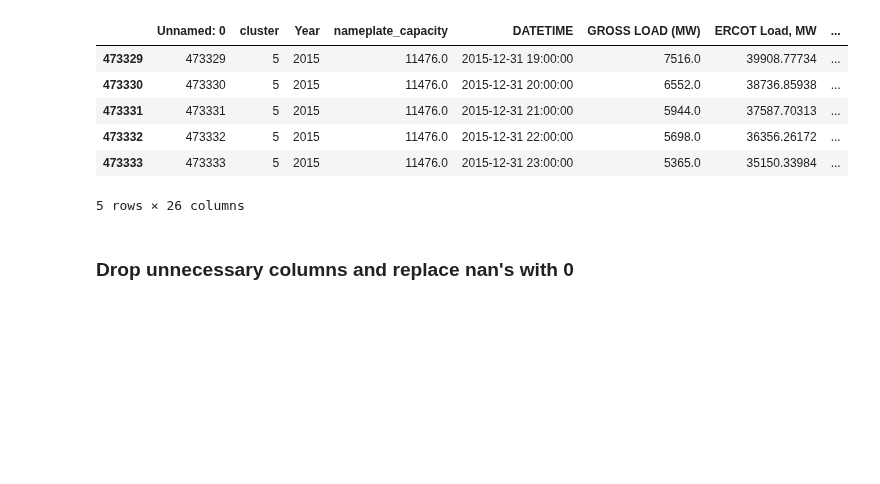
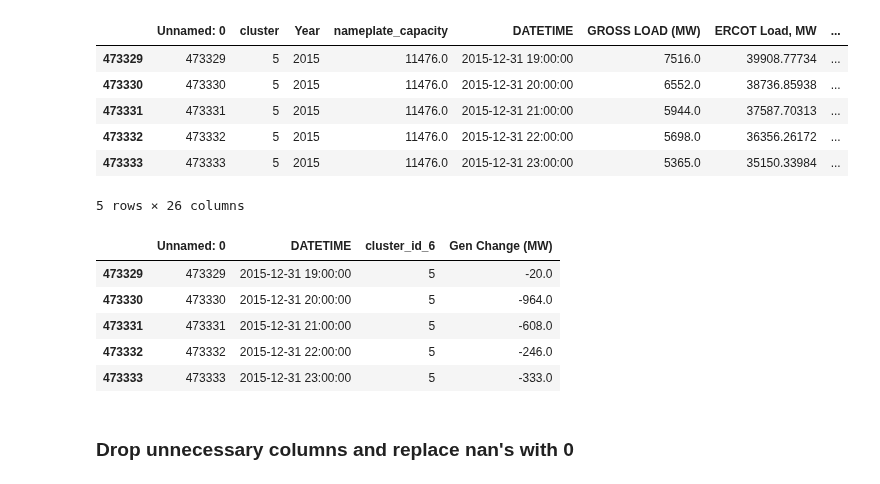
Before and after one commit to gschivley/ERCOT_power, a Jupyter notebook: Prediction model/Prediction models.ipynb, the cells around one changed output. Cells and saved outputs as stored; diff of their text form; code cells hidden in the pictures; blank space fills up the shorter version.

```diff
--- a/Prediction model/Prediction models.ipynb
+++ b/Prediction model/Prediction models.ipynb
@@ -59,6 +64,15 @@ X.tail()
 | 473332 | 473332 | 5 | 2015 | 11476.0 | 2015-12-31 22:00:00 | 5698.0 | 36356.26172 | ... |
 | 473333 | 473333 | 5 | 2015 | 11476.0 | 2015-12-31 23:00:00 | 5365.0 | 35150.33984 | ... |
 5 rows × 26 columns
+# %%
+y.tail()
+# %% [output]
+|  | Unnamed: 0 | DATETIME | cluster_id_6 | Gen Change (MW) |
+| 473329 | 473329 | 2015-12-31 19:00:00 | 5 | -20.0 |
+| 473330 | 473330 | 2015-12-31 20:00:00 | 5 | -964.0 |
+| 473331 | 473331 | 2015-12-31 21:00:00 | 5 | -608.0 |
+| 473332 | 473332 | 2015-12-31 22:00:00 | 5 | -246.0 |
+| 473333 | 473333 | 2015-12-31 23:00:00 | 5 | -333.0 |
 # %% [markdown]
 ### Drop unnecessary columns and replace nan's with 0
 # %%
```
Also changed, not shown: parts of 14 cells of this notebook.
